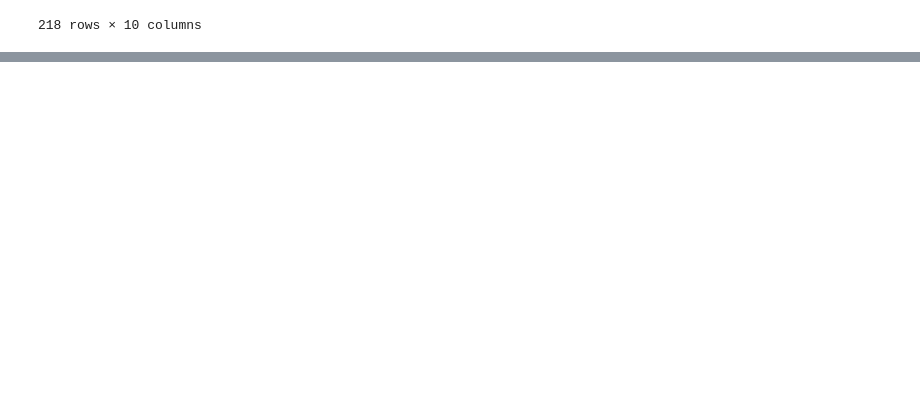
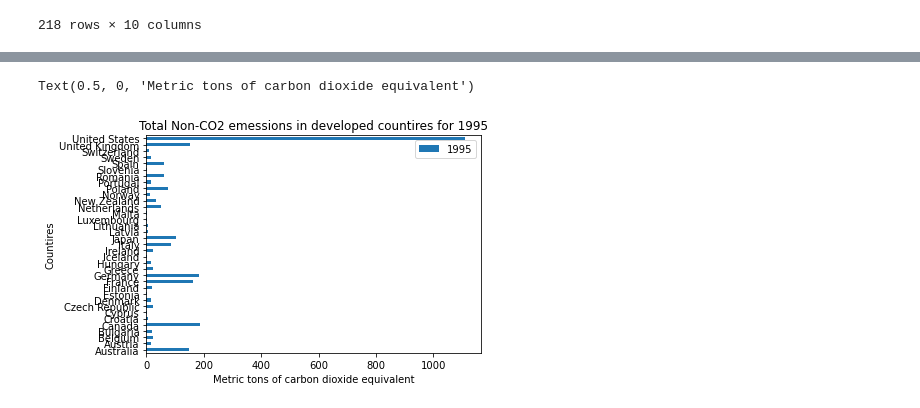
Before and after one commit to coreymcculley/Investigation-into-Carbon-Emmisions-and-Renenwable-Energy, a Jupyter notebook: rice bootcamp renewable resources project/non_co2_projections.ipynb, the cells around one changed output, grey strips where cells are left out. Saved outputs shown, nothing was run; the diff lists cells and outputs as text; code cells hidden in the pictures; blank space fills up the shorter version.

```diff
--- a/rice bootcamp renewable resources project/non_co2_projections.ipynb
+++ b/rice bootcamp renewable resources project/non_co2_projections.ipynb
@@ -118,0 +148,8 @@ remuv_ending_rows
+# %%
+hbar_1995 = nonco2_emissions_developed_countries.plot.barh(x='Name', y='1995')
+plt.title("Total Non-CO2 emessions in developed countires for 1995")
+plt.ylabel("Countires")
+plt.xlabel("Metric tons of carbon dioxide equivalent")
+# %% [output]
+Text(0.5, 0, 'Metric tons of carbon dioxide equivalent')
+[figure, added]
```
Also changed, not shown: parts of 16 cells of this notebook.
